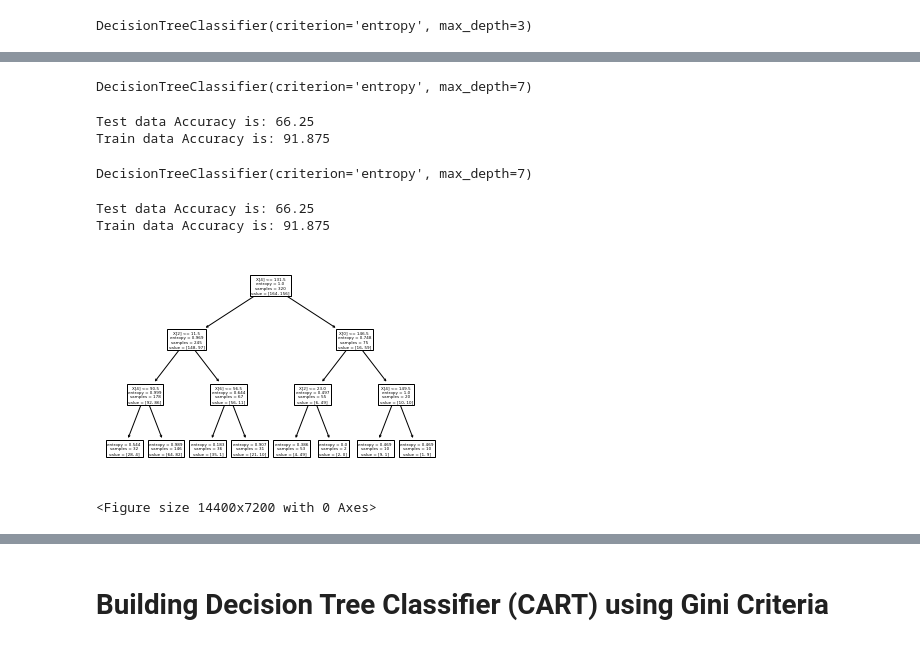
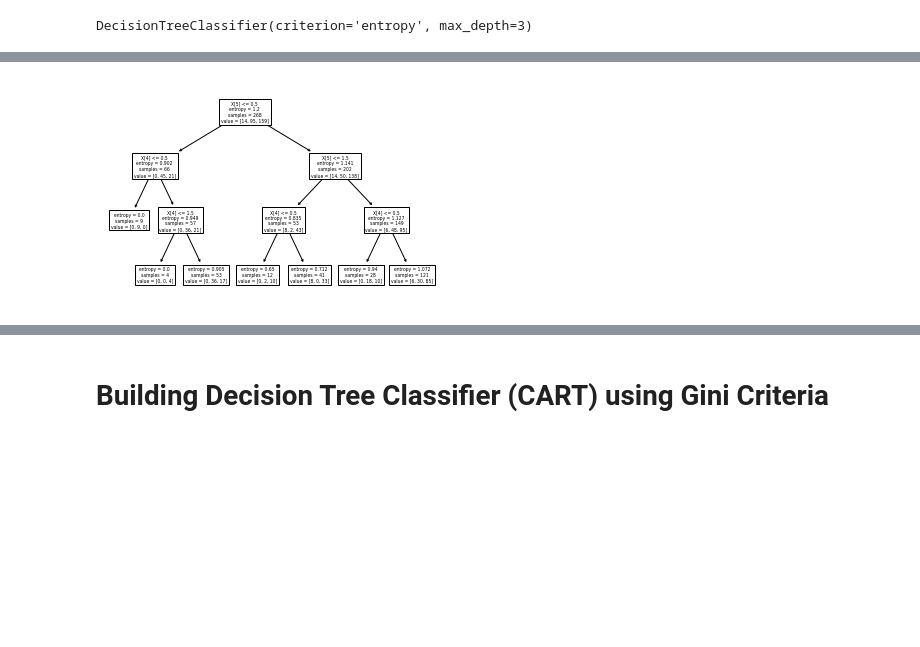
Before and after one commit to Ashwinibs19/Assignment-11Decision-tree-Company_data, a Jupyter notebook: Assignment 11 Decision tree Company data.ipynb, the cells around one changed output, grey strips where cells are left out. Drawn from its saved outputs; the diff is of its cells as text; code cells hidden in the pictures; blank space fills up the shorter version.

```diff
--- a/Assignment 11 Decision tree Company data.ipynb
+++ b/Assignment 11 Decision tree Company data.ipynb
@@ -201,0 +187,15 @@ colnames
+# %%
+# Converting other attributes into categories
+data['CompPrice'] = pd.cut(x=data['CompPrice'],bins=[77, 100, 133, 176], labels=['Low','Medium', 'High'], right = False)
+
+data['Income'] = pd.cut(x=data['Income'],bins=[21, 46, 71, 121], labels=['Low','Medium', 'High'], right = False)
+
+data['Advertising'] = pd.cut(x=data['Advertising'],bins=[0, 10, 20, 30], labels=['Low','Medium', 'High'], right = False)
+
+data['Population'] = pd.cut(x=data['Population'],bins=[10, 170, 340, 510], labels=['Low','Medium', 'High'], right = False)
+
+data['Price'] = pd.cut(x=data['Price'],bins=[24, 80, 136, 192], labels=['Low','Medium', 'High'], right = False)
+
+data['Age'] = pd.cut(x=data['Age'],bins=[25, 45, 60, 81], labels=['Low','Medium', 'High'], right = False)
+
+data['Education'] = pd.cut(x=data['Education'],bins=[10, 12.5, 15, 19], labels=['Low','Medium', 'High'], right = False)
@@ -201,0 +211,17 @@ colnames
+# %%
+#encoding categorical data
+label_encoder = preprocessing.LabelEncoder()
+
+data['Sales'] = label_encoder.fit_transform(data['Sales'])
+data['CompPrice'] = label_encoder.fit_transform(data['CompPrice'])
+data['Income'] = label_encoder.fit_transform(data['Income'])
+data['Advertising'] = label_encoder.fit_transform(data['Advertising'])
+data['Population'] = label_encoder.fit_transform(data['Population'])
+data['Price'] = label_encoder.fit_transform(data['Price'])
+data['ShelveLoc'] = label_encoder.fit_transform(data['ShelveLoc'])
+data['Age'] = label_encoder.fit_transform(data['Age'])
+data['Education'] = label_encoder.fit_transform(data['Education'])
+data['Urban'] = label_encoder.fit_transform(data['Urban'])
+data['US'] = label_encoder.fit_transform(data['US'])
+
+data
@@ -201,0 +242,4 @@ colnames
+# %%
+# Dividing data into independent variables and dependent variable
+X = data.drop('Sales', axis = 1)
+y = data['Sales']
@@ -202,6 +277,6 @@ colnames
 # %%
 # Splitting data into training and testing data set
-x_train, x_test,y_train,y_test = train_test_split(x,y, test_size=0.2,random_state=40)
+x_train, x_test,y_train,y_test = train_test_split(X,y, test_size=0.33,random_state=42)
 # %%
 x_train
 # %% [output]
@@ -289,44 +349,8 @@ Train data Accuracy is: 90.625
-# %%
-model3 = DecisionTreeClassifier(criterion = 'entropy' ,max_depth=7)
-model3.fit(x_train,y_train)
-# %% [output]
-DecisionTreeClassifier(criterion='entropy', max_depth=7)
-# %%
-#Predicting on test data
-pred_test1 = model3.predict(x_test)
-#Accuracy on test data
-print('Test data Accuracy is:',np.mean(pred_test1==y_test)*100)
-#Predicting on train data
-pred_train1 = model3.predict(x_train)
-#Accuracy on train data
-print('Train data Accuracy is:',np.mean(pred_train1==y_train)*100)
-# %% [output]
-Test data Accuracy is: 66.25
-Train data Accuracy is: 91.875
-# %%
-model4 = DecisionTreeClassifier(criterion = 'entropy' ,max_depth=7)
-model4.fit(x_train,y_train)
-# %% [output]
-DecisionTreeClassifier(criterion='entropy', max_depth=7)
-# %%
-#Predicting on test data
-pred_test1 = model4.predict(x_test)
-#Accuracy on test data
-print('Test data Accuracy is:',np.mean(pred_test1==y_test)*100)
-#Predicting on train data
-pred_train1 = model4.predict(x_train)
-#Accuracy on train data
-print('Train data Accuracy is:',np.mean(pred_train1==y_train)*100)
-# %% [output]
-Test data Accuracy is: 66.25
-Train data Accuracy is: 91.875
 # %%
 #PLot the decision tree
 tree.plot_tree(model);
-fig = plt.figure(figsize=(200,100))
 # %% [output]
-[figure, old version]
+[figure, new version]
-<Figure size 14400x7200 with 0 Axes>
 # %%
 y_train.value_counts()
 # %% [output]
```
Also changed, not shown: parts of 51 cells of this notebook.
